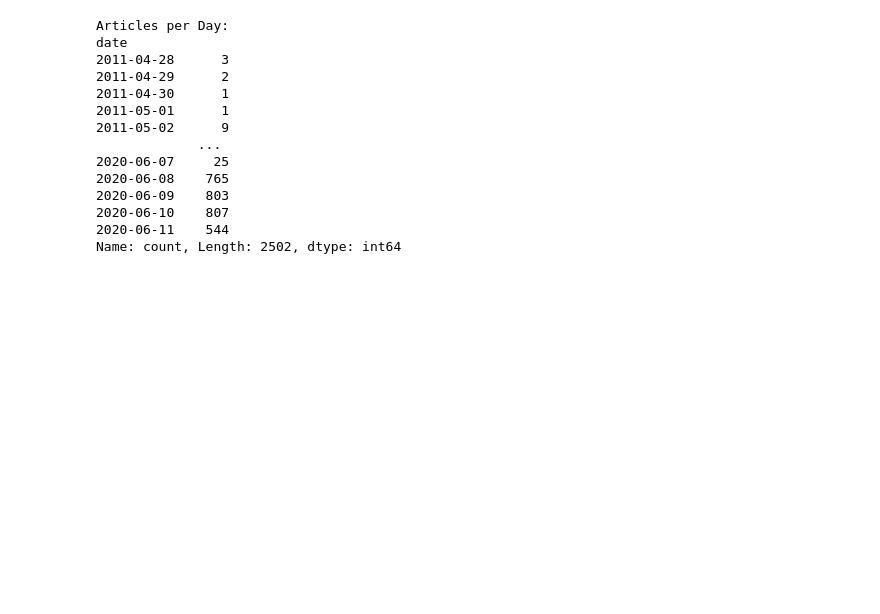
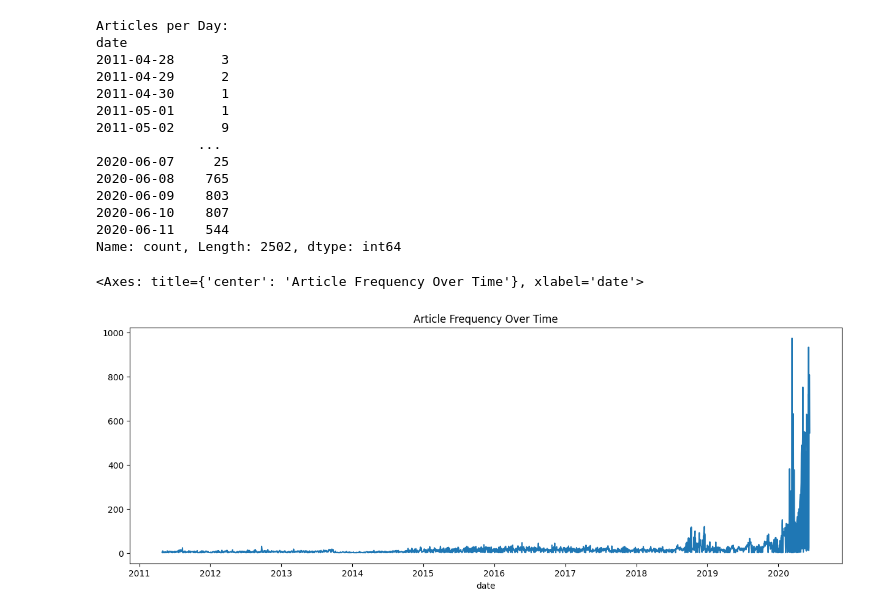
Before and after one commit to birhanu-ma/Financial-Data-Analysis, a Jupyter notebook: notebooks/sentiment_analysis.ipynb, the cells around one changed output. Drawn from its saved outputs; the diff is of its cells as text; code cells hidden in the pictures; blank space fills up the shorter version.

```diff
--- a/notebooks/sentiment_analysis.ipynb
+++ b/notebooks/sentiment_analysis.ipynb
@@ -257,3 +278,8 @@ date
 2020-06-10    807
 2020-06-11    544
 Name: count, Length: 2502, dtype: int64
+# %%
+articles_per_day.plot(figsize=(15,5), title="Article Frequency Over Time")
+# %% [output]
+<Axes: title={'center': 'Article Frequency Over Time'}, xlabel='date'>
+[figure, added]
```
Also changed, not shown: parts of 8 cells of this notebook.
